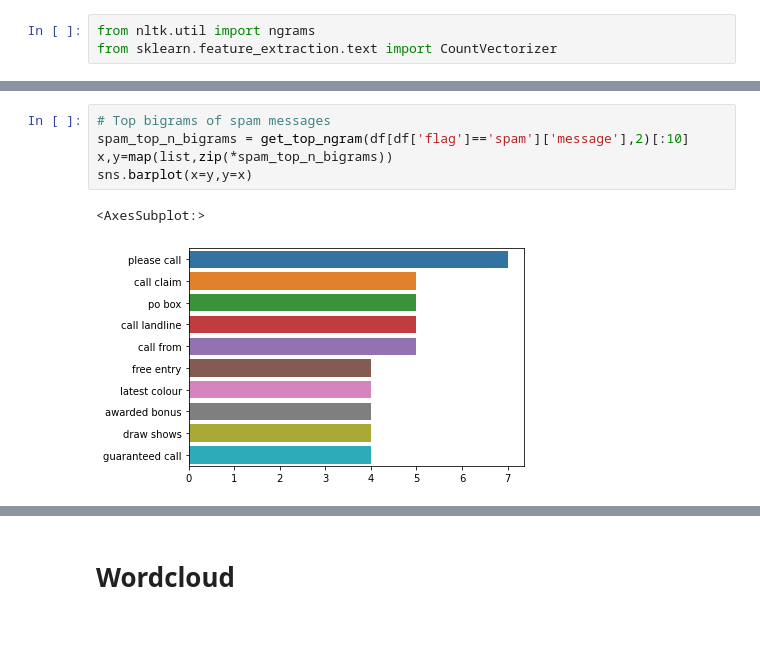
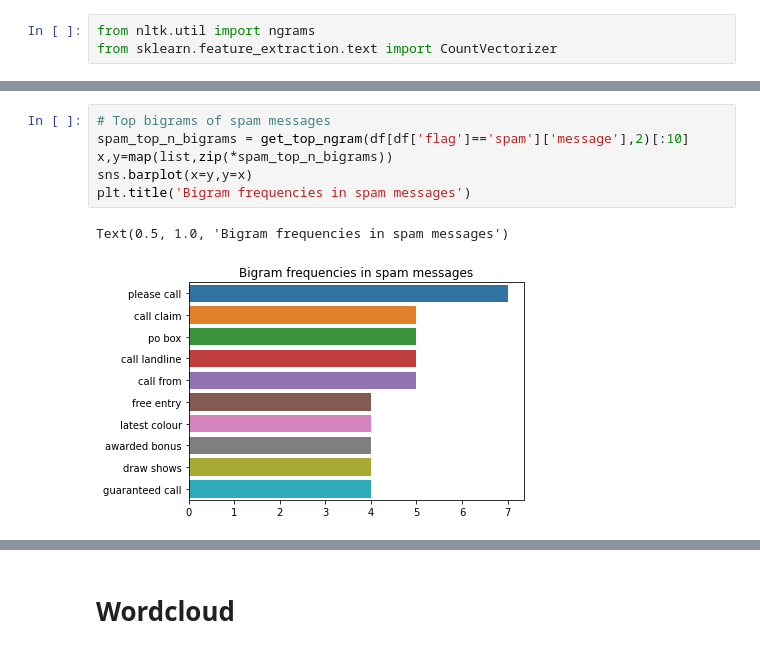
Before and after one commit to elpea74/Capstone3-SpamCollection, a Jupyter notebook: Capstone Three - Data Cleaning & EDA.ipynb, the cells around one changed output, grey strips where cells are left out. Cells and saved outputs as stored; diff of their text form.

```diff
--- a/Capstone Three - Data Cleaning & EDA.ipynb
+++ b/Capstone Three - Data Cleaning & EDA.ipynb
@@ -373,8 +381,9 @@ sns.barplot(x=y,y=x)
 # %%
 # Top bigrams of spam messages
 spam_top_n_bigrams = get_top_ngram(df[df['flag']=='spam']['message'],2)[:10]
 x,y=map(list,zip(*spam_top_n_bigrams))
 sns.barplot(x=y,y=x)
+plt.title('Bigram frequencies in spam messages')
 # %% [output]
-<AxesSubplot:>
+Text(0.5, 1.0, 'Bigram frequencies in spam messages')
-[figure, old version]
+[figure, new version]
```
Also changed, not shown: parts of 19 cells of this notebook, 4 other files.
